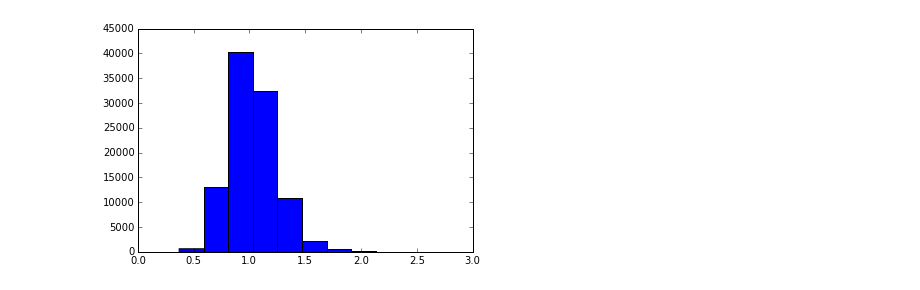
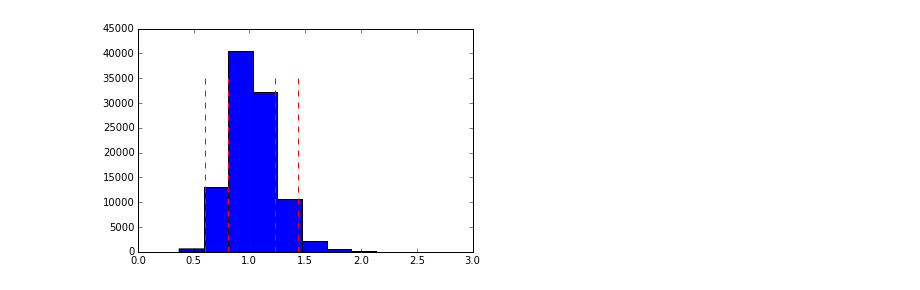
Before and after one commit to traciarms/charting-coin-flips, a Jupyter notebook: charting-coin-flips.ipynb, the cells around one changed output. Cells and saved outputs as stored; diff of their text form; code cells hidden in the pictures.

```diff
--- a/charting-coin-flips.ipynb
+++ b/charting-coin-flips.ipynb
@@ -135,10 +135,15 @@ def get_coin_flip_ratio(num_flips):
 trials_a = []
 for i in range(0,100000):
     trials_a.append(get_coin_flip_ratio(100))
-# %%
-plt.hist(trials_a)
-plt.show()
-# %% [output]
-[figure, removed]
+# %%
+plt.hist(trials_a)
+mean_a = mean(trials_a)
+stdev_a = pstdev(trials_a)
+plt.vlines(mean_a, ymin, ymax, color="blue")
+plt.vlines([mean_a - 2* stdev_a, mean_a - stdev_a, mean_a + stdev_a, mean_a + 2 * stdev_a], ymin, ymax, linestyles="dashed", color="red")
+plt.show()
+plt.show()
+# %% [output]
+[figure, added]
 # %%
 # this histogram shows that for the 100 flips trial the mean is about 1.0 and the
```
Also changed, not shown: parts of 11 cells of this notebook.
